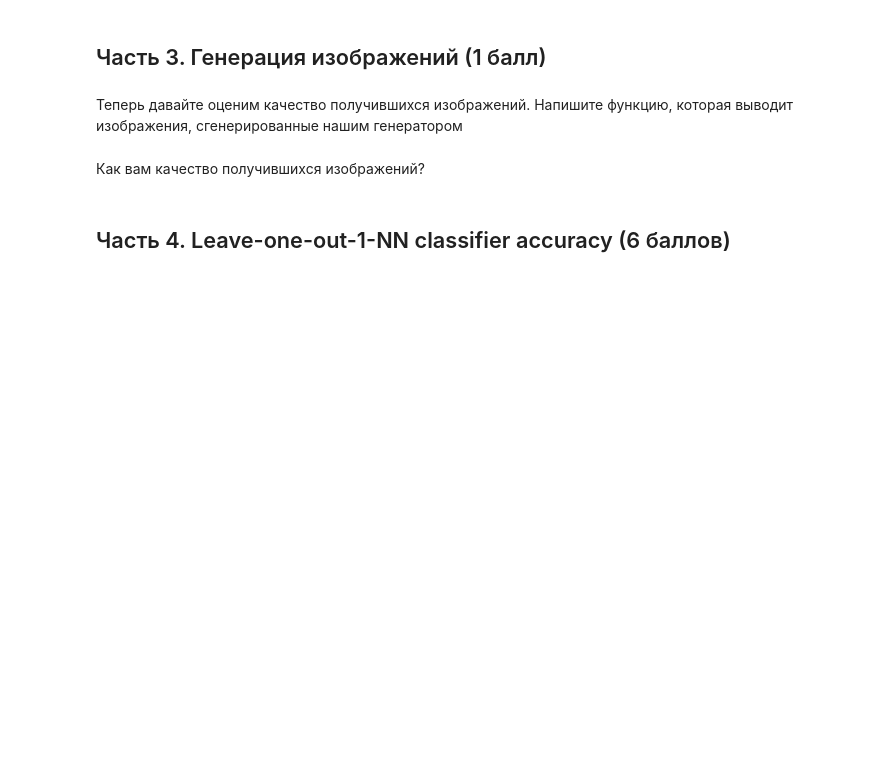
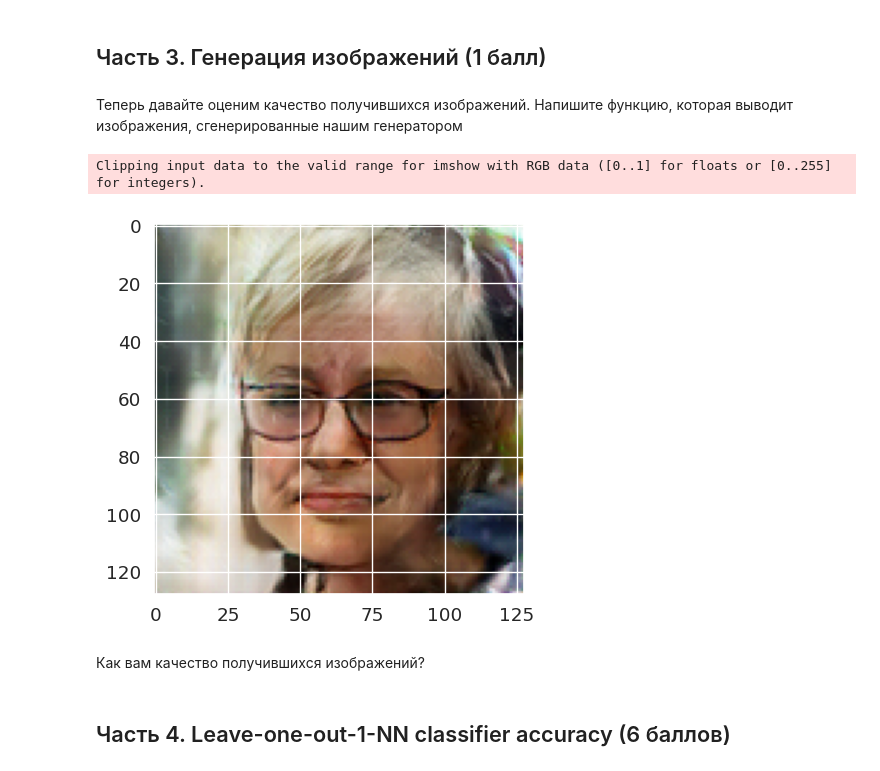
Before and after one commit to Chertushkin/mipt-dl, a Jupyter notebook: week5/[hw]gan.ipynb, the cells around one changed output. Cells and saved outputs as stored; diff of their text form; code cells hidden in the pictures; blank space fills up the shorter version.

```diff
--- a/week5/[hw]gan.ipynb
+++ b/week5/[hw]gan.ipynb
@@ -70,7 +70,7 @@ def get_dataloader(image_size, batch_size):
     return data_loader
 # %%
 image_size = 128
-batch_size = 1
+batch_size = 32
 train_loader = get_dataloader(image_size, batch_size)
 # %%
 # for batch in train_loader:
@@ -184,5 +303,6 @@ generator = generator.to(device)
 # %%
-lr = 0.0001
+lr = 0.001
+beta1 = 0.5
 
 model = {
     "discriminator": discriminator,
@@ -229,3 +548,3 @@ def fit(model, criterion, loader, epochs, lr):
 # %%
-fit(model, criterion, train_loader, 1, lr)
+fit(model, criterion, train_loader, 15, lr)
 # %% [output]
@@ -248,3 +583,11 @@ def show_images(generated):
+# %%
+def show_images(generated):
+    plt.imshow(generated[0].detach().cpu().numpy().transpose(1, 2, 0))
+# %%
+show_images(fake_images)
+# %% [output]
+Clipping input data to the valid range for imshow with RGB data ([0..1] for floats or [0..255] for integers).
+[figure, added]
 # %% [markdown]
 Как вам качество получившихся изображений?
 # %% [markdown]
```
Also changed, not shown: parts of 18 cells of this notebook, 1 other file.
